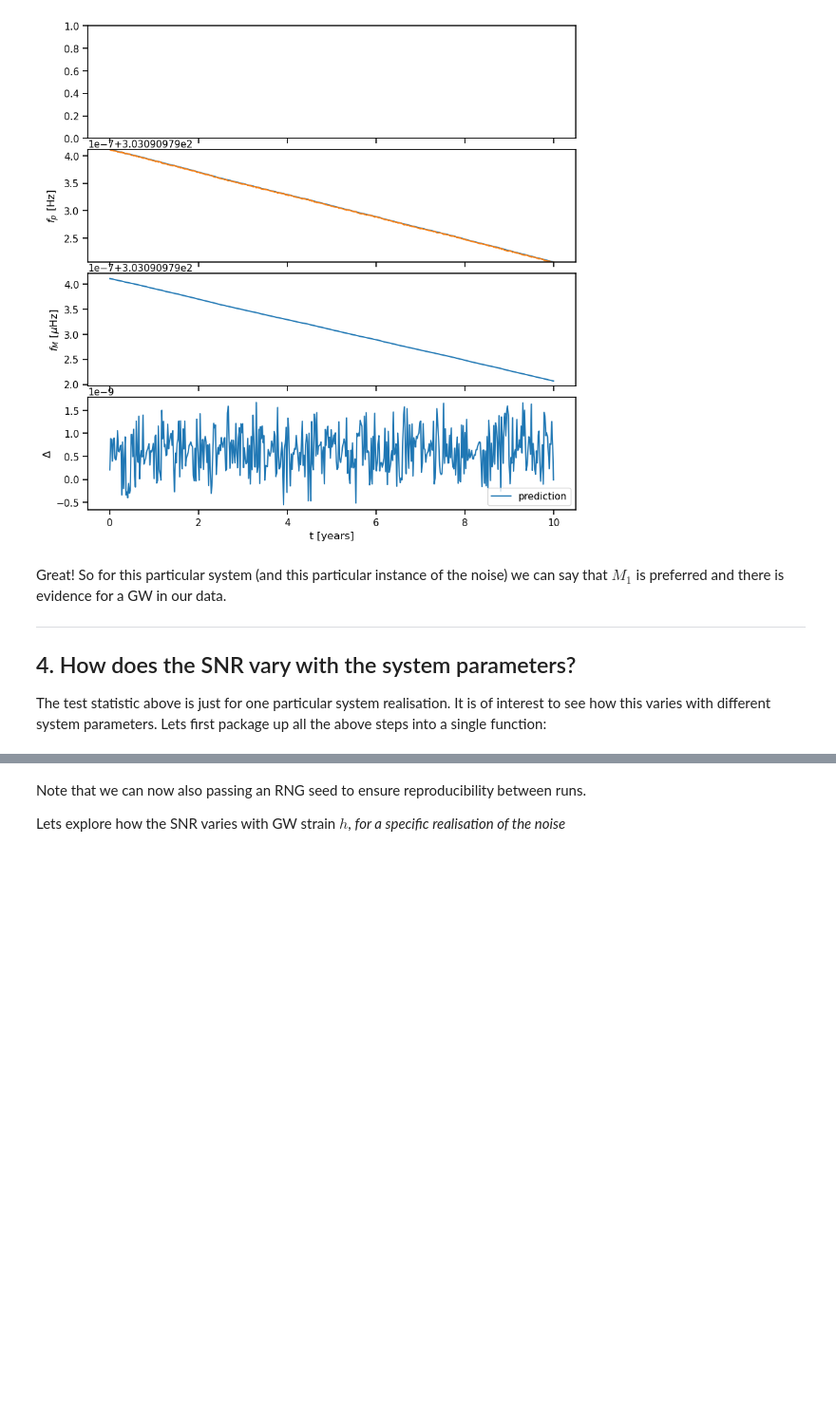
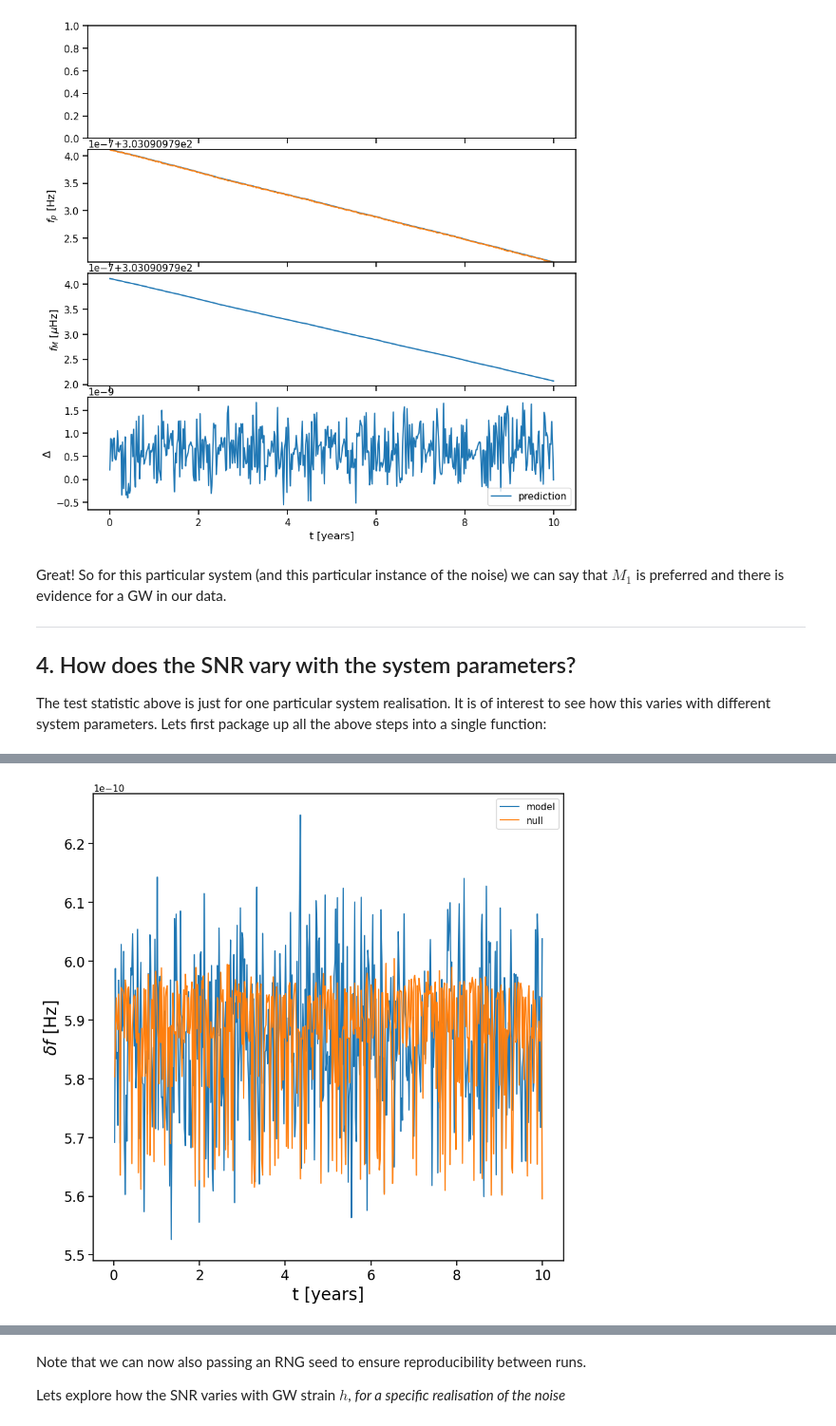
Before and after one commit to tomkimpson/PulsarKF, a Jupyter notebook: notebooks/GW-Detection-with-UKF.ipynb, the cells around one changed output, grey strips where cells are left out. Shown at 95% size. Drawn from its saved outputs; the diff is of its cells as text; code cells hidden in the pictures; blank space fills up the shorter version.

```diff
--- a/notebooks/GW-Detection-with-UKF.ipynb
+++ b/notebooks/GW-Detection-with-UKF.ipynb
@@ -512,3 +485,39 @@ Test_statistic is 2992046.119578311 compared to a target of 14 at a 5% tolerance
+# %%
+#Plot residuals
+
+
+h,w = 10,10
+rows = 1
+cols = 1
+fig, (ax1) = plt.subplots(nrows=rows, ncols=cols, figsize=(h,w),sharex=True)
+
+psr_index = 2
+
+
+
+tplot = observations.t / (60*60*24*365)
+
+
+ax1.plot(tplot[1:],model_residuals[1:,psr_index],label="model")
+ax1.plot(tplot[1:],null_residuals[1:,psr_index],label="null")
+
+
+
+
+fs = 20
+ax1.set_xlabel('t [years]',fontsize=fs)
+ax1.set_ylabel(r'$\delta f$ [Hz]',fontsize=fs)
+
+
+ax1.tick_params(axis='both', which='major', labelsize=fs-4)
+ax1.tick_params(axis='both', which='minor', labelsize=fs-4)
+
+
+ax1.legend()
+
+plt.show()
+# %% [output]
+[figure, added]
 # %%
 #observations.plot_observations(psr_index=2,KF_predictions = model_predictions,savefig='../data/model.png')
 observations.plot_observations(psr_index=2,KF_predictions = model_predictions,savefig=None)
```
Also changed, not shown: parts of 19 cells of this notebook, 7 other files.
